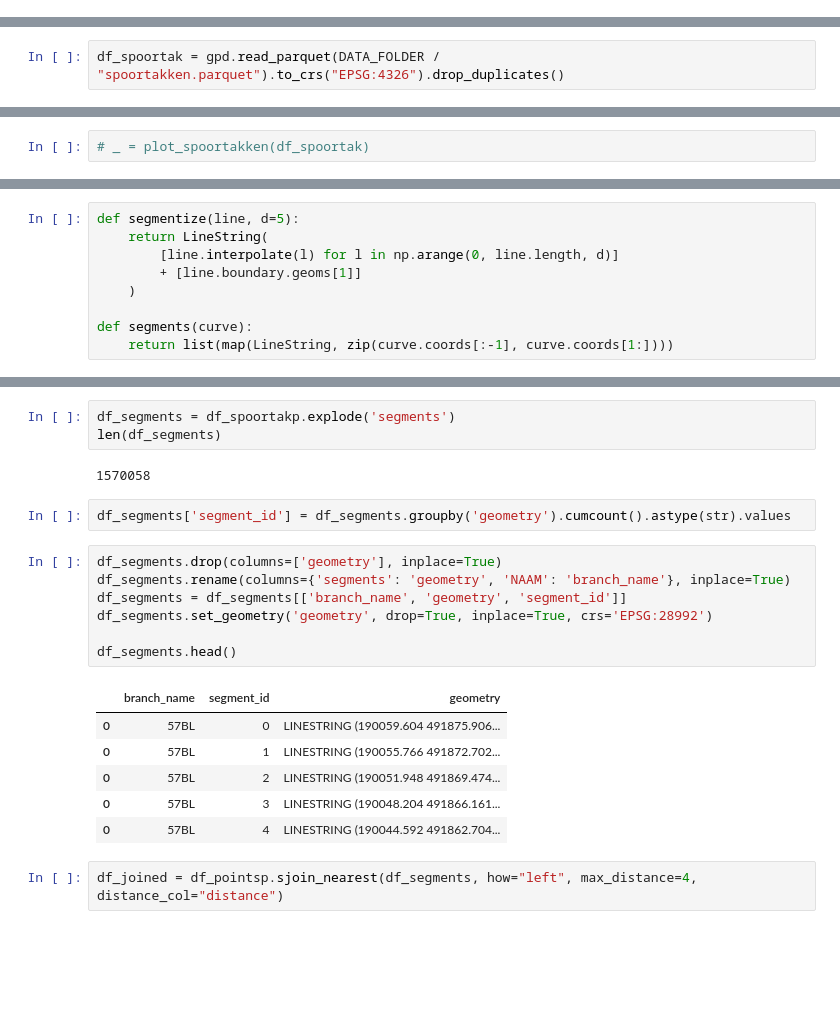
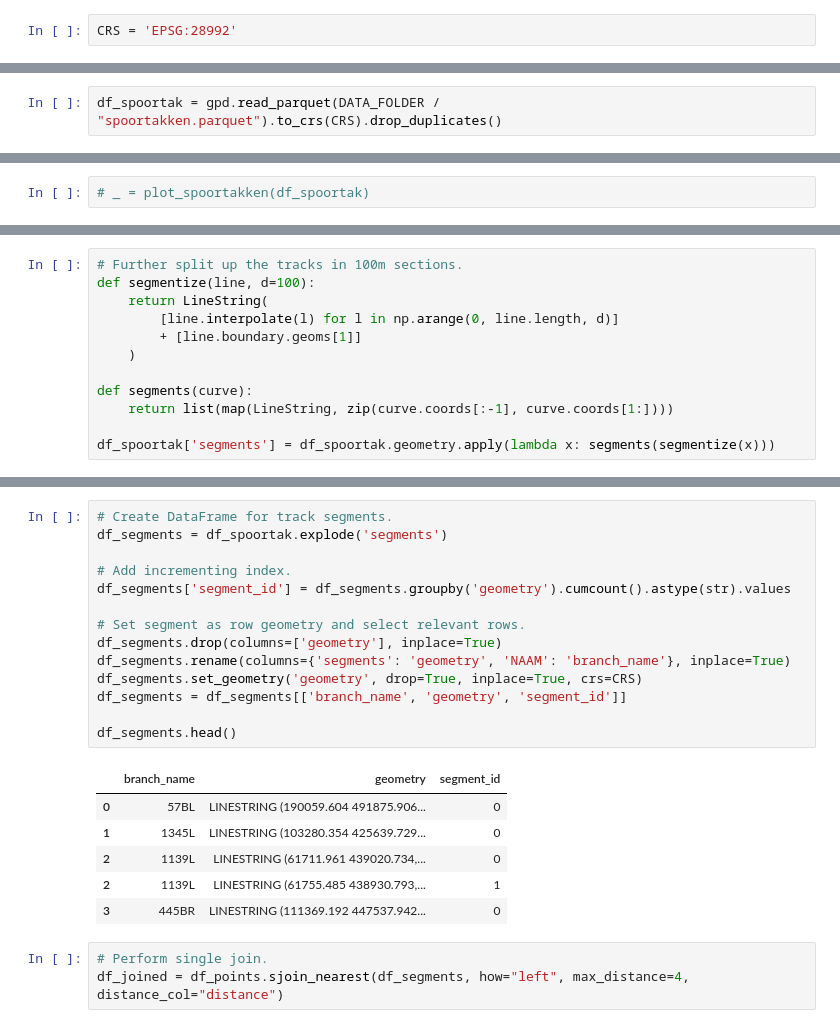
Before and after one commit to rvlente/prorail-thesis, a Jupyter notebook: notebooks/01-problem-exploration.ipynb, the cells around one changed output, grey strips where cells are left out. Drawn from its saved outputs; the diff is of its cells as text; blank space fills up the shorter version.

```diff
--- a/notebooks/01-problem-exploration.ipynb
+++ b/notebooks/01-problem-exploration.ipynb
@@ -10,2 +10,4 @@ from utils import get_omgevingsvergunning_areas
 DATA_FOLDER = Path("data/prorail")
+# %%
+CRS = 'EPSG:28992'
 # %% [markdown]
@@ -50,5 +36,5 @@ df_points.head()
 # %%
-df_spoortak = gpd.read_parquet(DATA_FOLDER / "spoortakken.parquet").to_crs("EPSG:4326").drop_duplicates()
+df_spoortak = gpd.read_parquet(DATA_FOLDER / "spoortakken.parquet").to_crs(CRS).drop_duplicates()
 # %%
 def plot_spoortakken(df):
     fig, ax = plt.subplots(figsize=(10, 10))
@@ -71,5 +48,6 @@ import numpy as np
 # %%
-def segmentize(line, d=5):
+# Further split up the tracks in 100m sections.
+def segmentize(line, d=100):
     return LineString(
         [line.interpolate(l) for l in np.arange(0, line.length, d)]
         + [line.boundary.geoms[1]]
@@ -77,3 +55,5 @@ def segmentize(line, d=5):
 
 def segments(curve):
     return list(map(LineString, zip(curve.coords[:-1], curve.coords[1:])))
+
+df_spoortak['segments'] = df_spoortak.geometry.apply(lambda x: segments(segmentize(x)))
@@ -92,23 +60,24 @@ df_spoortakp.head()
-# %%
-df_segments = df_spoortakp.explode('segments')
-len(df_segments)
-# %% [output]
-1570058
-# %%
-df_segments['segment_id'] = df_segments.groupby('geometry').cumcount().astype(str).values
 # %%
+# Create DataFrame for track segments.
+df_segments = df_spoortak.explode('segments')
+
+# Add incrementing index.
+df_segments['segment_id'] = df_segments.groupby('geometry').cumcount().astype(str).values
+
+# Set segment as row geometry and select relevant rows.
 df_segments.drop(columns=['geometry'], inplace=True)
 df_segments.rename(columns={'segments': 'geometry', 'NAAM': 'branch_name'}, inplace=True)
+df_segments.set_geometry('geometry', drop=True, inplace=True, crs=CRS)
 df_segments = df_segments[['branch_name', 'geometry', 'segment_id']]
-df_segments.set_geometry('geometry', drop=True, inplace=True, crs='EPSG:28992')
 
 df_segments.head()
 # %% [output]
-|  | branch_name | segment_id | geometry |
-| 0 | 57BL | 0 | LINESTRING (190059.604 491875.906... |
-| 0 | 57BL | 1 | LINESTRING (190055.766 491872.702... |
-| 0 | 57BL | 2 | LINESTRING (190051.948 491869.474... |
-| 0 | 57BL | 3 | LINESTRING (190048.204 491866.161... |
-| 0 | 57BL | 4 | LINESTRING (190044.592 491862.704... |
+|  | branch_name | geometry | segment_id |
+| 0 | 57BL | LINESTRING (190059.604 491875.906... | 0 |
+| 1 | 1345L | LINESTRING (103280.354 425639.729... | 0 |
+| 2 | 1139L | LINESTRING (61711.961 439020.734,... | 0 |
+| 2 | 1139L | LINESTRING (61755.485 438930.793,... | 1 |
+| 3 | 445BR | LINESTRING (111369.192 447537.942... | 0 |
 # %%
-df_joined = df_pointsp.sjoin_nearest(df_segments, how="left", max_distance=4, distance_col="distance")
+# Perform single join.
+df_joined = df_points.sjoin_nearest(df_segments, how="left", max_distance=4, distance_col="distance")
```
Also changed, not shown: parts of 23 cells of this notebook, 1 other file.
